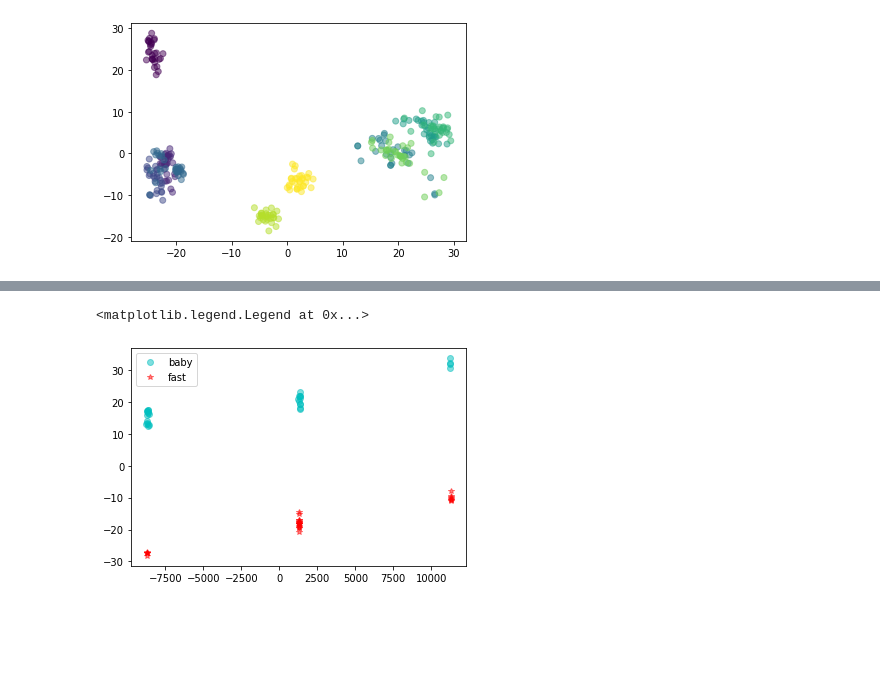
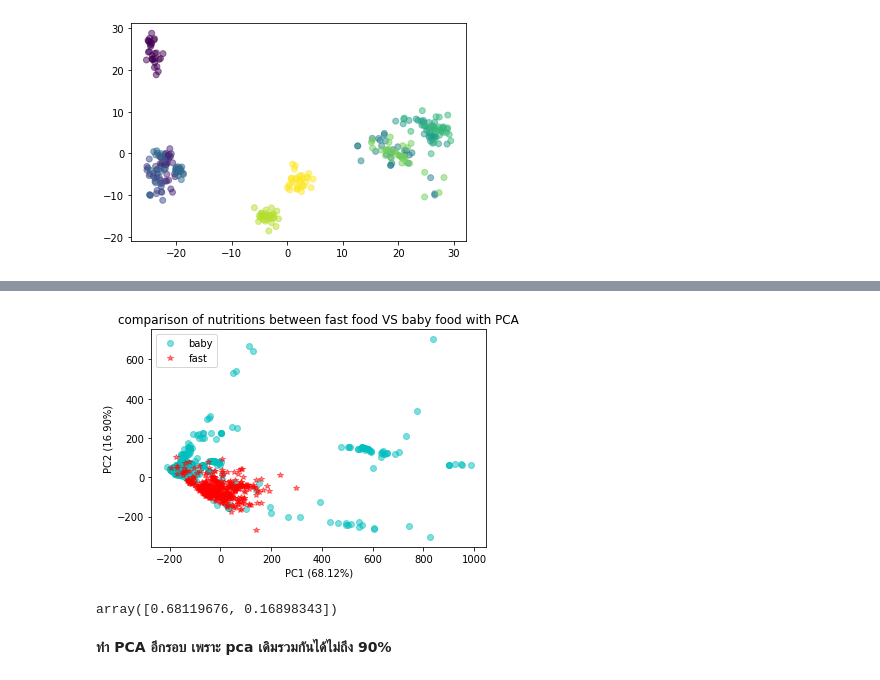
Before and after one commit to ThanikPimpiban/mulitivariate, a Jupyter notebook: Exam01.ipynb, the cells around one changed output, grey strips where cells are left out. Saved outputs shown, nothing was run; the diff lists cells and outputs as text; code cells hidden in the pictures; blank space fills up the shorter version.

```diff
--- a/Exam01.ipynb
+++ b/Exam01.ipynb
@@ -189,0 +420,2 @@ fast_pca = pca.transform(bb[bb['brand']==9].iloc[:,1:].to_numpy())
+# %%
+data_dropped2 = data_dropped.replace(color_list2)
@@ -189,0 +450,3 @@ fast_pca = pca.transform(bb[bb['brand']==9].iloc[:,1:].to_numpy())
+# %%
+bb = data_dropped2[(data_dropped2['FoodGroup']==1) | (data_dropped2['FoodGroup']==8)]  ## ใช้  | และ  &  แทน  or  และ  and  ใน pandas
+bb
@@ -189,0 +467,3 @@ fast_pca = pca.transform(bb[bb['brand']==9].iloc[:,1:].to_numpy())
+# %%
+pca = PCA(n_components=2)
+new_pca2 = pca.fit_transform(bb.iloc[:,1:].to_numpy())
@@ -190,7 +475,18 @@ fast_pca = pca.transform(bb[bb['brand']==9].iloc[:,1:].to_numpy())
+# %%
+baby_pca = pca.transform(bb[bb['FoodGroup']==1].iloc[:,1:].to_numpy())     ### กำหนดให้ FoodGroup ที่เท่ากับ 1 เป็นอาหารกลุ่ม baby
+fast_pca = pca.transform(bb[bb['FoodGroup']==8].iloc[:,1:].to_numpy())        #### กำหนดให้ FoodGroup ที่เท่ากับ 8 เป็นอาหา่รกลุ่ม fastfood
 # %%
 plt.plot(baby_pca[:,0],baby_pca[:,1],'oc',alpha=0.5,label='baby')
 plt.plot(fast_pca[:,0],fast_pca[:,1],'*r',alpha=0.5,label='fast')
 plt.legend()
+plt.title('comparison of nutritions between fast food VS baby food with PCA')    #### ใส่ชื่อกราฟ
+plt.xlabel('PC1 (68.12%)')
+plt.ylabel('PC2 (16.90%)');
 # %% [output]
-<matplotlib.legend.Legend at 0x...>
-[figure, old version]
+[figure, new version]
+# %%
+pca.explained_variance_ratio_
+# %% [output]
+array([0.68119676, 0.16898343])
+# %% [markdown]
+**ทำ PCA อีกรอบ เพราะ pca เดิมรวมกันได้ไม่ถึง 90%**
```
Also changed, not shown: parts of 70 cells of this notebook.
